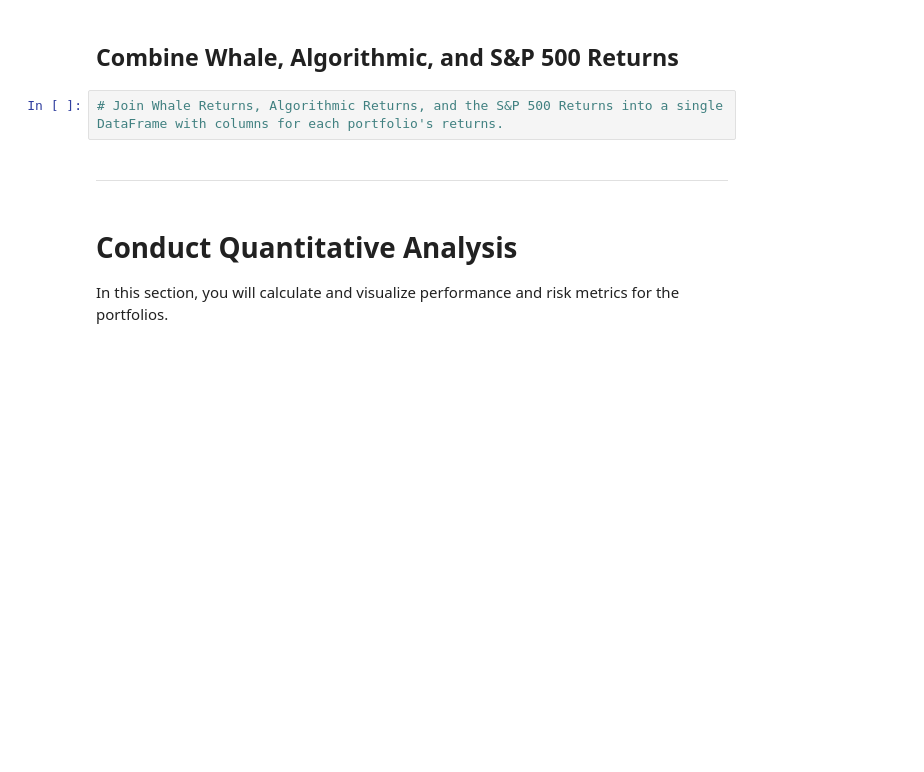
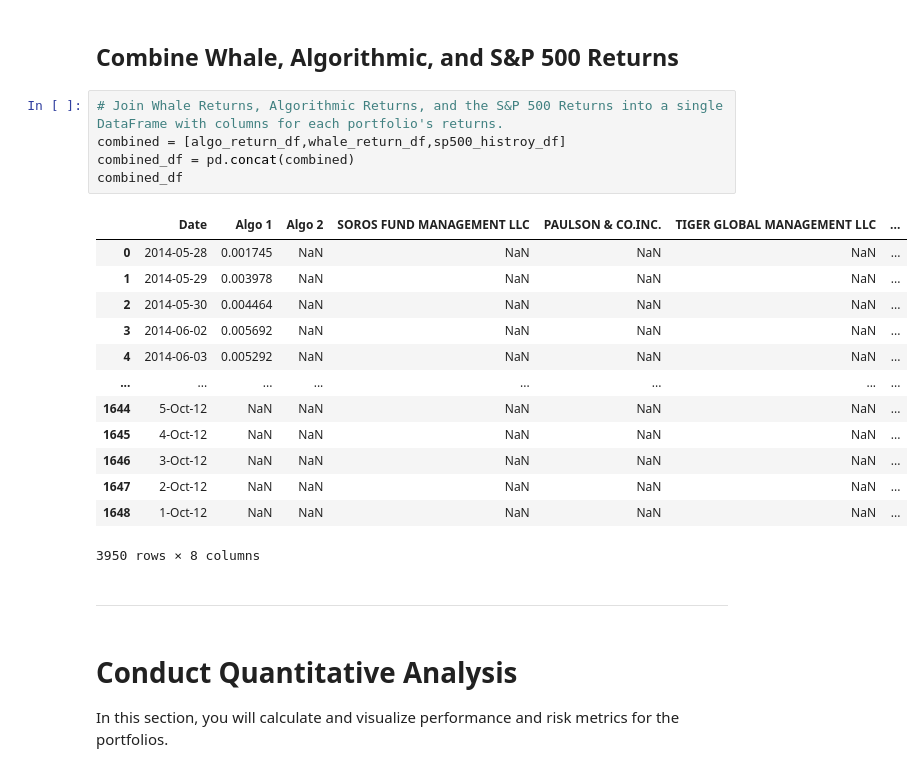
Before and after one commit to AnvithaChaluvadi/Module4Challenge, a Jupyter notebook: whale_analysis.ipynb, the cells around one changed output. Cells and saved outputs as stored; diff of their text form; blank space fills up the shorter version.

```diff
--- a/whale_analysis.ipynb
+++ b/whale_analysis.ipynb
@@ -146,6 +162,23 @@ sp500_histroy_df.dropna()
 ## Combine Whale, Algorithmic, and S&P 500 Returns
 # %%
 # Join Whale Returns, Algorithmic Returns, and the S&P 500 Returns into a single DataFrame with columns for each portfolio's returns.
+combined = [algo_return_df,whale_return_df,sp500_histroy_df]
+combined_df = pd.concat(combined)
+combined_df
+# %% [output]
+|  | Date | Algo 1 | Algo 2 | SOROS FUND MANAGEMENT LLC | PAULSON & CO.INC. | TIGER GLOBAL MANAGEMENT LLC | ... |
+| 0 | 2014-05-28 | 0.001745 | NaN | NaN | NaN | NaN | ... |
+| 1 | 2014-05-29 | 0.003978 | NaN | NaN | NaN | NaN | ... |
+| 2 | 2014-05-30 | 0.004464 | NaN | NaN | NaN | NaN | ... |
+| 3 | 2014-06-02 | 0.005692 | NaN | NaN | NaN | NaN | ... |
+| 4 | 2014-06-03 | 0.005292 | NaN | NaN | NaN | NaN | ... |
+| ... | ... | ... | ... | ... | ... | ... | ... |
+| 1644 | 5-Oct-12 | NaN | NaN | NaN | NaN | NaN | ... |
+| 1645 | 4-Oct-12 | NaN | NaN | NaN | NaN | NaN | ... |
+| 1646 | 3-Oct-12 | NaN | NaN | NaN | NaN | NaN | ... |
+| 1647 | 2-Oct-12 | NaN | NaN | NaN | NaN | NaN | ... |
+| 1648 | 1-Oct-12 | NaN | NaN | NaN | NaN | NaN | ... |
+3950 rows × 8 columns
 # %% [markdown]
 ---
 # %% [markdown]
```
Also changed, not shown: parts of 3 cells of this notebook.
